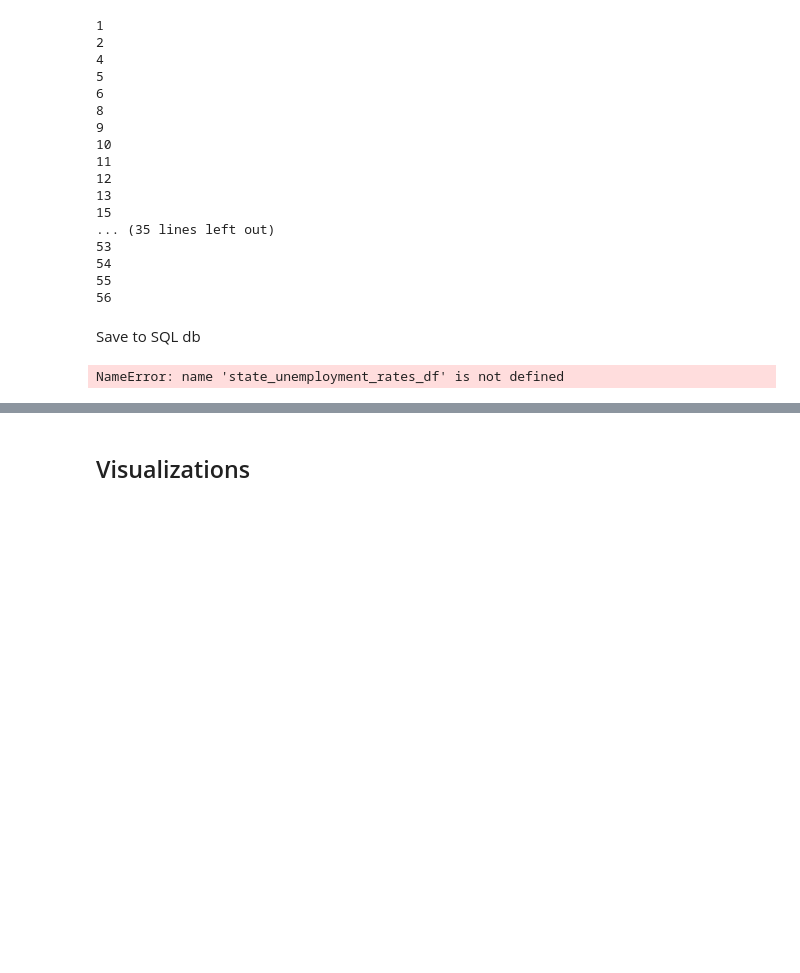
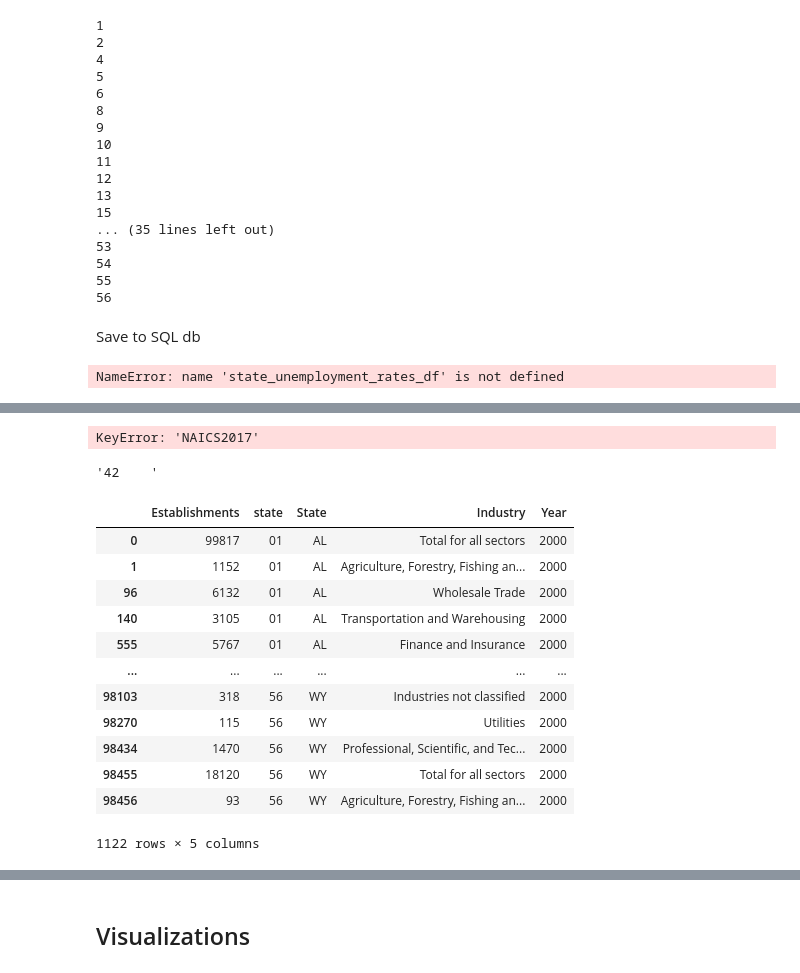
Before and after one commit to SebastianSeljak/PIC16B_Econ, a Jupyter notebook: dataset.ipynb, the cells around one changed output, grey strips where cells are left out. Cells and saved outputs as stored; diff of their text form; code cells hidden in the pictures; blank space fills up the shorter version.

```diff
--- a/dataset.ipynb
+++ b/dataset.ipynb
@@ -290,0 +381,24 @@ NameError: name 'state_unemployment_rates_df' is not defined
+# %%
+df_filtered['NAICS2017'].map(industry_dict)
+# %% [output]
+KeyError: 'NAICS2017'
+# %%
+df_filtered['NAICS2017'] = df_filtered['NAICS2017'].str.strip()
+# %% [output]
+'42    '
+# %%
+df_filtered[[]]
+# %% [output]
+|  | Establishments | state | State | Industry | Year |
+| 0 | 99817 | 01 | AL | Total for all sectors | 2000 |
+| 1 | 1152 | 01 | AL | Agriculture, Forestry, Fishing an... | 2000 |
+| 96 | 6132 | 01 | AL | Wholesale Trade | 2000 |
+| 140 | 3105 | 01 | AL | Transportation and Warehousing | 2000 |
+| 555 | 5767 | 01 | AL | Finance and Insurance | 2000 |
+| ... | ... | ... | ... | ... | ... |
+| 98103 | 318 | 56 | WY | Industries not classified | 2000 |
+| 98270 | 115 | 56 | WY | Utilities | 2000 |
+| 98434 | 1470 | 56 | WY | Professional, Scientific, and Tec... | 2000 |
+| 98455 | 18120 | 56 | WY | Total for all sectors | 2000 |
+| 98456 | 93 | 56 | WY | Agriculture, Forestry, Fishing an... | 2000 |
+1122 rows × 5 columns
```
Also changed, not shown: parts of 21 cells of this notebook, 20 other files.
